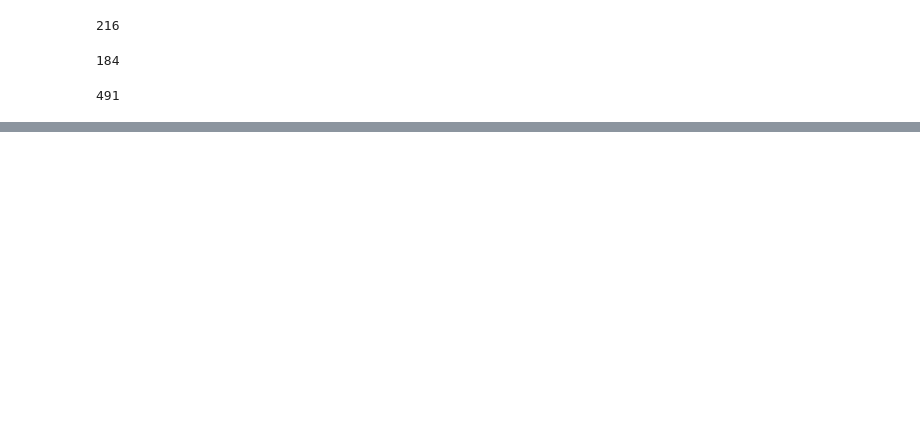
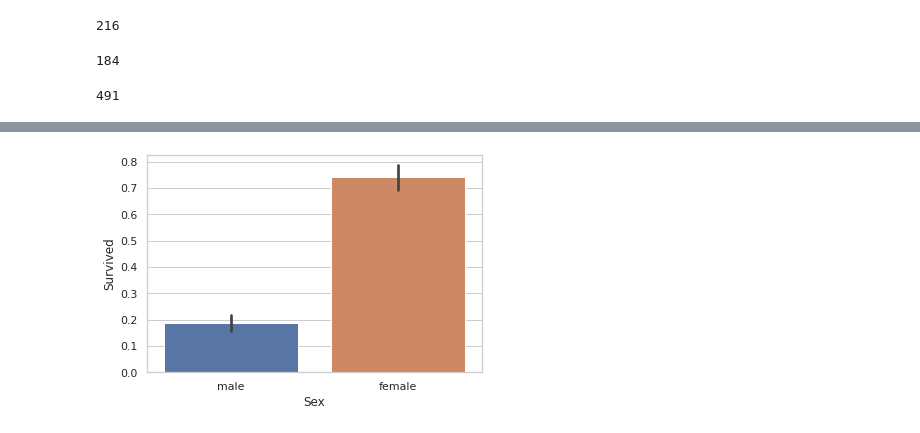
Before and after one commit to saitzaw/data-pipeline-for-ds, a Jupyter notebook: includes/DataExploration.ipynb, the cells around one changed output, grey strips where cells are left out. Saved outputs shown, nothing was run; the diff lists cells and outputs as text; code cells hidden in the pictures; blank space fills up the shorter version.

```diff
--- a/includes/DataExploration.ipynb
+++ b/includes/DataExploration.ipynb
@@ -99,0 +167,5 @@ third_df.shape[0]
+# %%
+sns.set_theme(style="whitegrid")
+ax = sns.barplot(x="Sex", y="Survived", data=titanic_df_mod)
+# %% [output]
+[figure, added]
```
Also changed, not shown: parts of 12 cells of this notebook.
